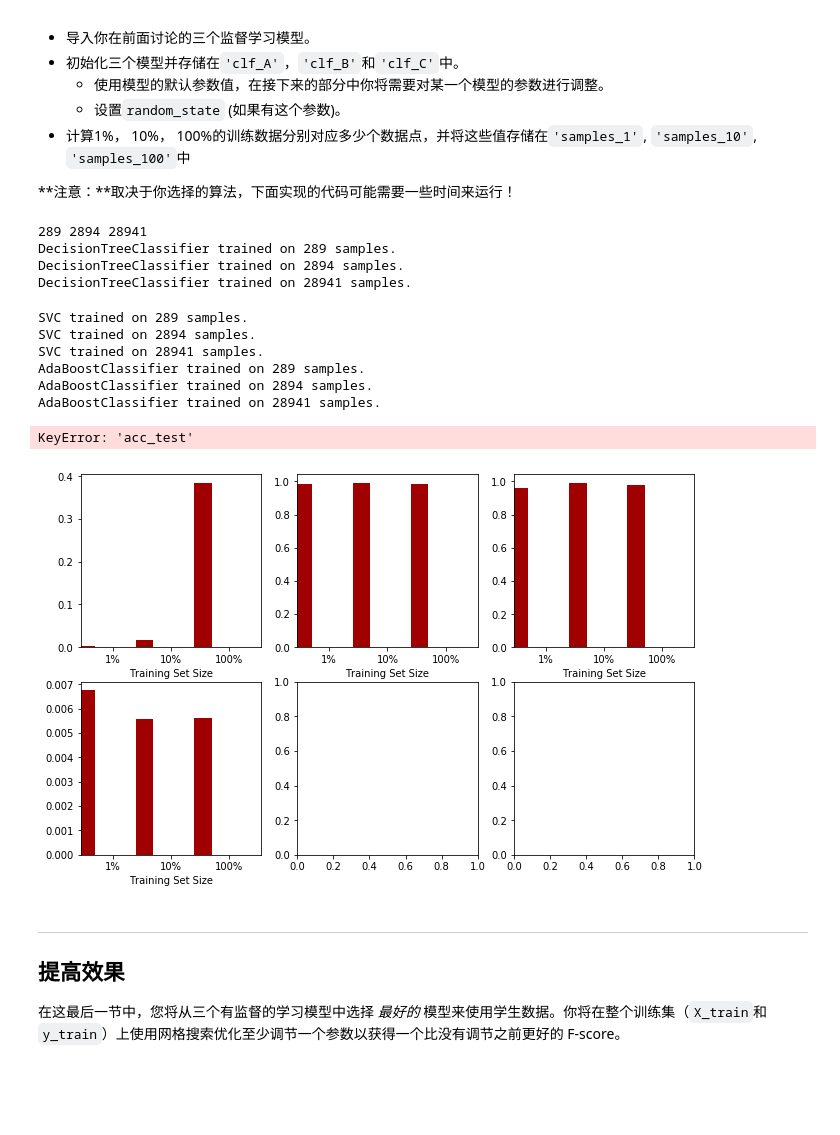
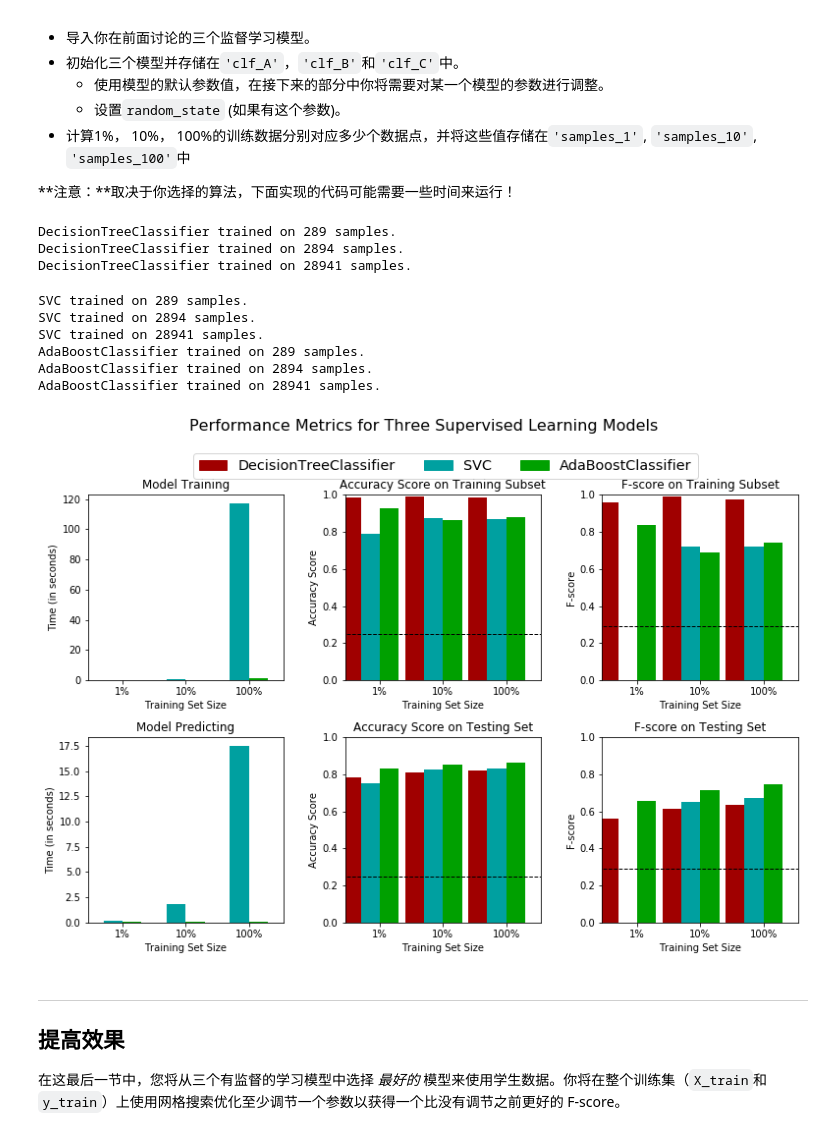
Before and after one commit to gitjavastarter/finding_donors, a Jupyter notebook: finding_donors/finding_donors.ipynb, the cells around one changed output. Drawn from its saved outputs; the diff is of its cells as text; code cells hidden in the pictures; blank space fills up the shorter version.

```diff
--- a/finding_donors/finding_donors.ipynb
+++ b/finding_donors/finding_donors.ipynb
@@ -202,18 +202,21 @@ $$ F_{\beta} = (1 + \beta^2) \cdot \frac{precision \cdot recall}{\left( \beta^2
 *如果我们选择一个无论什么情况都预测被调查者年收入大于 \$50,000 的模型，那么这个模型在**验证集上**的准确率，查准率，查全率和 F-score是多少？*
 # %%
 #不能使用scikit-learn，你需要根据公式自己实现相关计算。
+TP = float(len(y_val[y_val == 1]))
+FP = float(len(y_val[y_val == 0]))
+FN = 0
 
 #TODO： 计算准确率
-accuracy = np.divide(n_greater_50k, float(n_records))
+accuracy = float(len(y_val[y_val == 1])) / len(y_val)
 
 # TODO： 计算查准率 Precision
-precision = np.divide(n_greater_50k, float(n_records))
+precision = TP / (TP+FP)
 
 # TODO： 计算查全率 Recall
-recall = np.divide(n_greater_50k, n_greater_50k)
+recall = TP / (TP+FN)
 
 # TODO： 使用上面的公式，设置beta=0.5，计算F-score
-fscore = (1 + np.power(0.5, 2)) * np.multiply(precision, recall) / (np.power(0.5, 2) * precision + recall)
+fscore = (1+0.5**2)* ( (precision*recall) / (0.5**2*precision + recall) )
 
 # 打印结果
 print ("Naive Predictor on validation data: \n \
@@ -456,42 +459,41 @@ def train_predict(learner, sample_size, X_train, y_train, X_val, y_val):
 **注意：**取决于你选择的算法，下面实现的代码可能需要一些时间来运行！
 # %%
 # TODO：从sklearn中导入三个监督学习模型
-from sklearn import tree, svm, ensemble
+from sklearn.tree import DecisionTreeClassifier
+from sklearn.svm import SVC
+from sklearn.ensemble import AdaBoostClassifier
 
 # TODO：初始化三个模型
-clf_A = tree.DecisionTreeClassifier()
-clf_B = svm.SVC()
-clf_C = ensemble.AdaBoostClassifier()
+clf_A = DecisionTreeClassifier(random_state=101)
+clf_B = SVC(random_state = 101)
+clf_C = AdaBoostClassifier(random_state = 101)
 
 # TODO：计算1%， 10%， 100%的训练数据分别对应多少点
 samples_1 = int(X_train.shape[0]*0.01)
 samples_10 = int(X_train.shape[0]*0.1)
 samples_100 = int(X_train.shape[0])
-print (samples_1, samples_10, samples_100)
 
 # 收集学习器的结果
 results = {}
 for clf in [clf_A, clf_B, clf_C]:
     clf_name = clf.__class__.__name__
     results[clf_name] = {}
     for i, samples in enumerate([samples_1, samples_10, samples_100]):
         results[clf_name][i] = train_predict(clf, samples, X_train, y_train, X_val, y_val)
 
 # 对选择的三个模型得到的评价结果进行可视化
 vs.evaluate(results, accuracy, fscore)
 # %% [output]
-289 2894 28941
 DecisionTreeClassifier trained on 289 samples.
 DecisionTreeClassifier trained on 2894 samples.
 DecisionTreeClassifier trained on 28941 samples.
 SVC trained on 289 samples.
 SVC trained on 2894 samples.
 SVC trained on 28941 samples.
 AdaBoostClassifier trained on 289 samples.
 AdaBoostClassifier trained on 2894 samples.
 AdaBoostClassifier trained on 28941 samples.
-KeyError: 'acc_test'
-[figure, old version]
+[figure, new version]
 # %% [markdown]
 ----
 ## 提高效果
```
Also changed, not shown: parts of 5 cells of this notebook, 2 other files.
